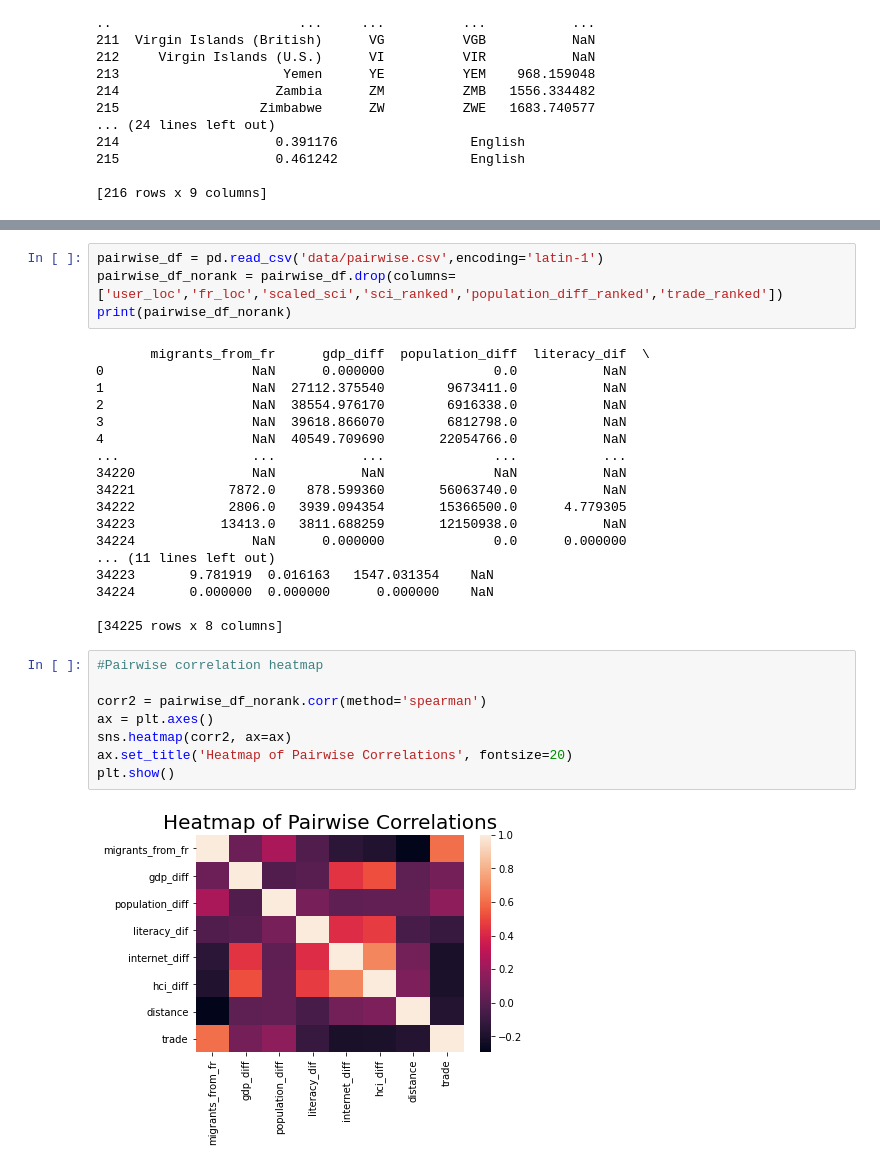
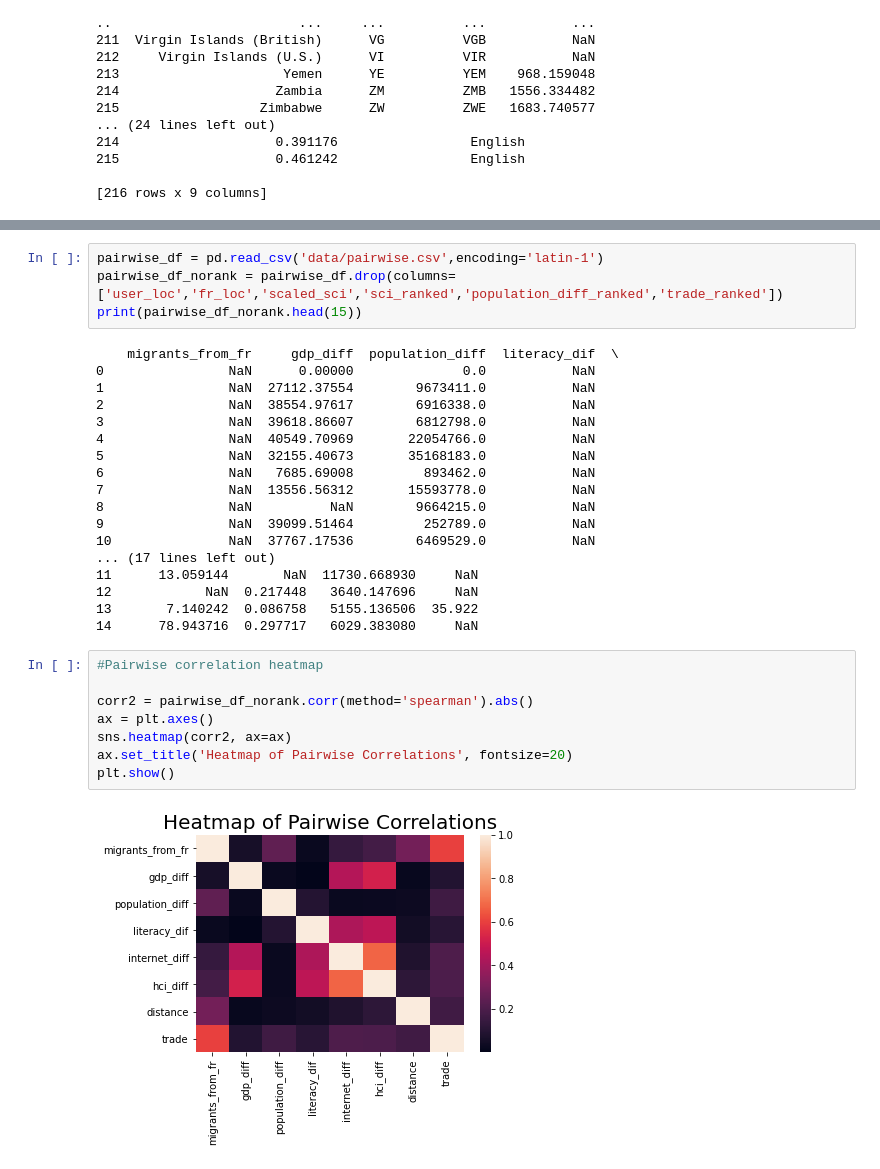
Before and after one commit to jonahdf/social-connectedness, a Jupyter notebook: check_collinearity.ipynb, the cells around one changed output, grey strips where cells are left out. Saved outputs shown, nothing was run; the diff lists cells and outputs as text.

Commit message:
fixed abs value and added heatmap

```diff
--- a/check_collinearity.ipynb
+++ b/check_collinearity.ipynb
@@ -43,35 +43,35 @@ plt.show()
 # %%
 pairwise_df = pd.read_csv('data/pairwise.csv',encoding='latin-1')
 pairwise_df_norank = pairwise_df.drop(columns=['user_loc','fr_loc','scaled_sci','sci_ranked','population_diff_ranked','trade_ranked'])
-print(pairwise_df_norank)
+print(pairwise_df_norank.head(15))
 # %% [output]
-       migrants_from_fr      gdp_diff  population_diff  literacy_dif  \
-0                   NaN      0.000000              0.0           NaN
-1                   NaN  27112.375540        9673411.0           NaN
-2                   NaN  38554.976170        6916338.0           NaN
-3                   NaN  39618.866070        6812798.0           NaN
-4                   NaN  40549.709690       22054766.0           NaN
-...                 ...           ...              ...           ...
-34220               NaN           NaN              NaN           NaN
-34221            7872.0    878.599360       56063740.0           NaN
-34222            2806.0   3939.094354       15366500.0      4.779305
-34223           13413.0   3811.688259       12150938.0           NaN
-34224               NaN      0.000000              0.0      0.000000
-... (11 lines left out)
-34223       9.781919  0.016163   1547.031354    NaN
-34224       0.000000  0.000000      0.000000    NaN
-
-[34225 rows x 8 columns]
+    migrants_from_fr     gdp_diff  population_diff  literacy_dif  \
+0                NaN      0.00000              0.0           NaN
+1                NaN  27112.37554        9673411.0           NaN
+2                NaN  38554.97617        6916338.0           NaN
+3                NaN  39618.86607        6812798.0           NaN
+4                NaN  40549.70969       22054766.0           NaN
+5                NaN  32155.40673       35168183.0           NaN
+6                NaN   7685.69008         893462.0           NaN
+7                NaN  13556.56312       15593778.0           NaN
+8                NaN          NaN        9664215.0           NaN
+9                NaN  39099.51464         252789.0           NaN
+10               NaN  37767.17536        6469529.0           NaN
+... (17 lines left out)
+11      13.059144       NaN  11730.668930     NaN
+12            NaN  0.217448   3640.147696     NaN
+13       7.140242  0.086758   5155.136506  35.922
+14      78.943716  0.297717   6029.383080     NaN
 # %%
 #Pairwise correlation heatmap
 
-corr2 = pairwise_df_norank.corr(method='spearman')
+corr2 = pairwise_df_norank.corr(method='spearman').abs()
 ax = plt.axes()
 sns.heatmap(corr2, ax=ax)
 ax.set_title('Heatmap of Pairwise Correlations', fontsize=20)
 plt.show()
 # %% [output]
-[figure, old version]
+[figure, new version]
 # %%
 #Final correlation results
 
```
Also changed, not shown: parts of 3 cells of this notebook.
